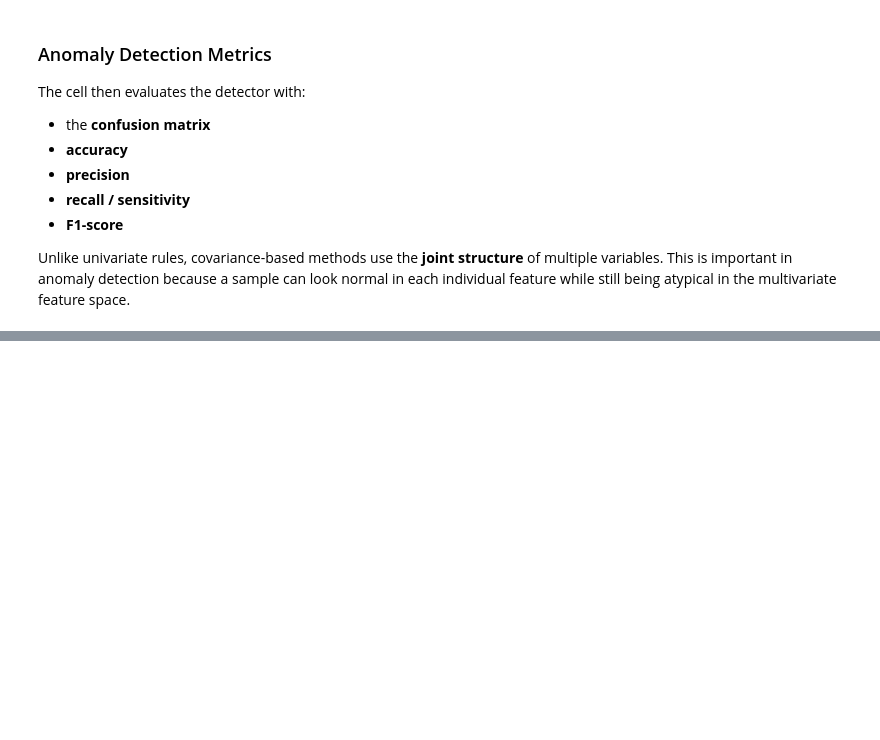
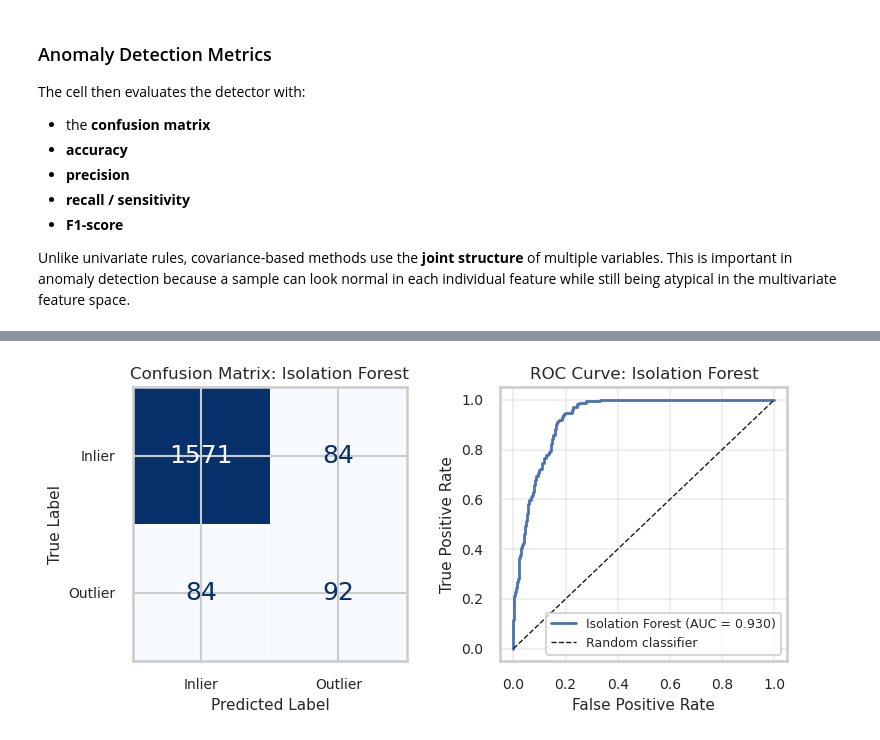
Before and after one commit to JuanMarcosRamirez/xmlad, a Jupyter notebook: 02_anomaly_detection.ipynb, the cells around one changed output, grey strips where cells are left out. Cells and saved outputs as stored; diff of their text form; code cells hidden in the pictures; blank space fills up the shorter version.

```diff
--- a/02_anomaly_detection.ipynb
+++ b/02_anomaly_detection.ipynb
@@ -461,0 +511,90 @@ Metrics Linear OC-SVM:
+# %%
+# ------------------------------------------------------------
+# Choose method: "iforest" or "lof"
+# ------------------------------------------------------------
+METHOD = "iforest"   # change to "lof" for Local Outlier Factor
+
+# ------------------------------------------------------------
+# Load data
+# ------------------------------------------------------------
+X = np.load("datasets/6_cardio/X.npy")
+y_true = np.load("datasets/6_cardio/y.npy").ravel()
+
+outlier_label = 1
+y_bin = y_true == outlier_label
+contamination = y_bin.mean()
+
+print(f"Dataset shape: {X.shape[0]:,} samples x {X.shape[1]:,} features")
+print(f"Contamination (outlier fraction): {contamination:.2%}")
+
+# Scaling is especially useful for distance-based LOF
+X_scaled = StandardScaler().fit_transform(X)
+
+# ------------------------------------------------------------
+# Fit model + anomaly scores
+# Larger score = more anomalous
+# ------------------------------------------------------------
+if METHOD == "iforest":
+    model = IsolationForest(contamination=contamination, random_state=42)
+    y_pred = model.fit_predict(X_scaled) == -1
+    scores = -model.decision_function(X_scaled).ravel()
+    model_name = "Isolation Forest"
+
+elif METHOD == "lof":
+    model = LocalOutlierFactor(n_neighbors=20, contamination=contamination)
+    y_pred = model.fit_predict(X_scaled) == -1
+    scores = -model.negative_outlier_factor_
+    model_name = "Local Outlier Factor"
+
+else:
+    raise ValueError("METHOD must be 'iforest' or 'lof'.")
+
+# ------------------------------------------------------------
+# Metrics
+# ------------------------------------------------------------
+cm = confusion_matrix(y_bin, y_pred, labels=[False, True])
+tn, fp, fn, tp = cm.ravel()
+
+metrics = {
+    "accuracy": accuracy_score(y_bin, y_pred),
+    "sensitivity": recall_score(y_bin, y_pred, zero_division=0),
+    "specificity": tn / (tn + fp) if (tn + fp) > 0 else 0.0,
+    "f1_score": f1_score(y_bin, y_pred, zero_division=0),
+}
+
+print(f"\nMetrics: {model_name}")
+for name, value in metrics.items():
+    print(f"{name:>12}: {value:.4f}")
+
+# ------------------------------------------------------------
+# ROC curve
+# ------------------------------------------------------------
+fpr, tpr, _ = roc_curve(y_bin, scores)
+roc_auc = auc(fpr, tpr)
+
+# ------------------------------------------------------------
+# Plots: confusion matrix + ROC
+# ------------------------------------------------------------
+fig, axes = plt.subplots(1, 2, figsize=(8, 4), constrained_layout=True)
+
+ConfusionMatrixDisplay(
+    confusion_matrix=cm,
+    display_labels=["Inlier", "Outlier"]
+).plot(ax=axes[0], cmap="Blues", colorbar=False)
+axes[0].set_title(f"Confusion Matrix: {model_name}", fontsize=12)
+axes[0].tick_params(axis="both", labelsize=10)
+axes[0].set_xlabel("Predicted Label", fontsize=11)
+axes[0].set_ylabel("True Label", fontsize=11)
+
+axes[1].plot(fpr, tpr, lw=2, label=f"{model_name} (AUC = {roc_auc:.3f})")
+axes[1].plot([0, 1], [0, 1], "k--", lw=1, label="Random classifier")
+axes[1].set_xlabel("False Positive Rate", fontsize=11)
+axes[1].set_ylabel("True Positive Rate", fontsize=11)
+axes[1].set_title(f"ROC Curve: {model_name}", fontsize=12)
+axes[1].legend(fontsize=9, loc="lower right")
+axes[1].grid(alpha=0.3)
+axes[1].tick_params(axis="both", labelsize=10)
+
+plt.tight_layout()
+plt.show()
+# %% [output]
@@ -461,0 +609 @@ Metrics Linear OC-SVM:
+[figure, added]
```
Also changed, not shown: parts of 9 cells of this notebook.
